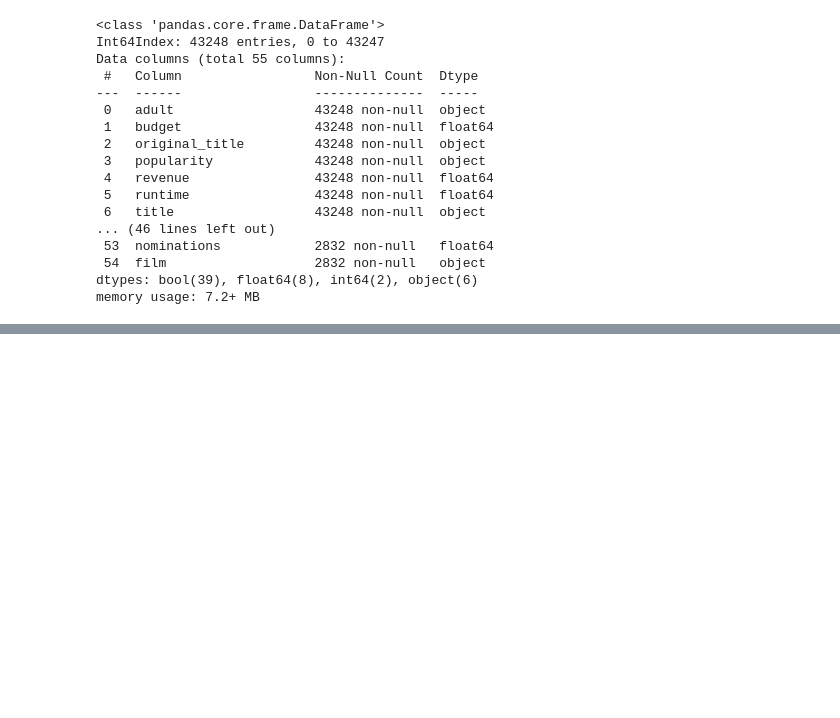
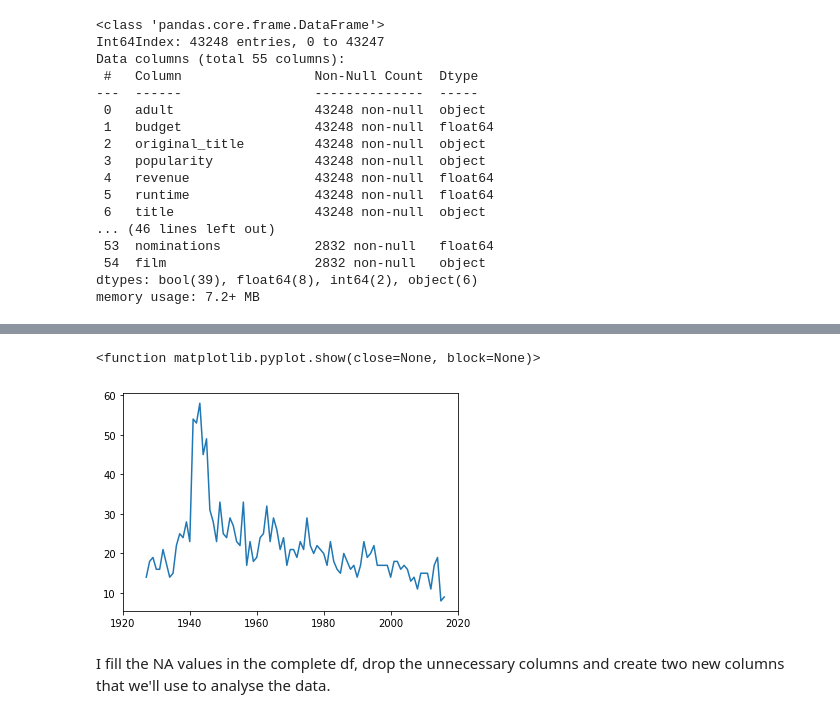
Before and after one commit to matteodales/programming_project, a Jupyter notebook: data_exploration_and_cleaning.ipynb, the cells around one changed output, grey strips where cells are left out. Saved outputs shown, nothing was run; the diff lists cells and outputs as text; code cells hidden in the pictures; blank space fills up the shorter version.

Commit message:
remove join columns and add columns for analysis

```diff
--- a/data_exploration_and_cleaning.ipynb
+++ b/data_exploration_and_cleaning.ipynb
@@ -164,7 +165,7 @@ We also checked that the vast majority of datapoints in the dataset have False a
 
 We'll do the same thing for the 'status' column, which identifies whether films have been released or not: films that are not released aren't eligible for an Oscar nomination. Once again, dropping these rows doesn't cause a big loss in the number of data points.
 # %%
-metadata_df = metadata_df.drop(['belongs_to_collection','homepage','id','imdb_id','overview','tagline','poster_path'], axis=1)
+metadata_df = metadata_df.drop(['belongs_to_collection','homepage','id','imdb_id','overview','tagline','poster_path','original_title'], axis=1)
 metadata_df = metadata_df[metadata_df.video == False]
 metadata_df = metadata_df[metadata_df.status == 'Released']
 metadata_df = metadata_df.drop(['video','status'], axis=1)
@@ -519,0 +523,11 @@ memory usage: 7.2+ MB
+# %%
+found_years = df[~df.film.isna()].year
+not_found_years = oscar_df.year_film.value_counts() - found_years.value_counts()
+plt.plot(diff.index,diff.values,20)
+plt.xlim([1920, 2020])
+plt.show
+# %% [output]
+<function matplotlib.pyplot.show(close=None, block=None)>
+[figure, added]
+# %% [markdown]
+I fill the NA values in the complete df, drop the unnecessary columns and create two new columns that we'll use to analyse the data.
```
Also changed, not shown: parts of 3 cells of this notebook.
